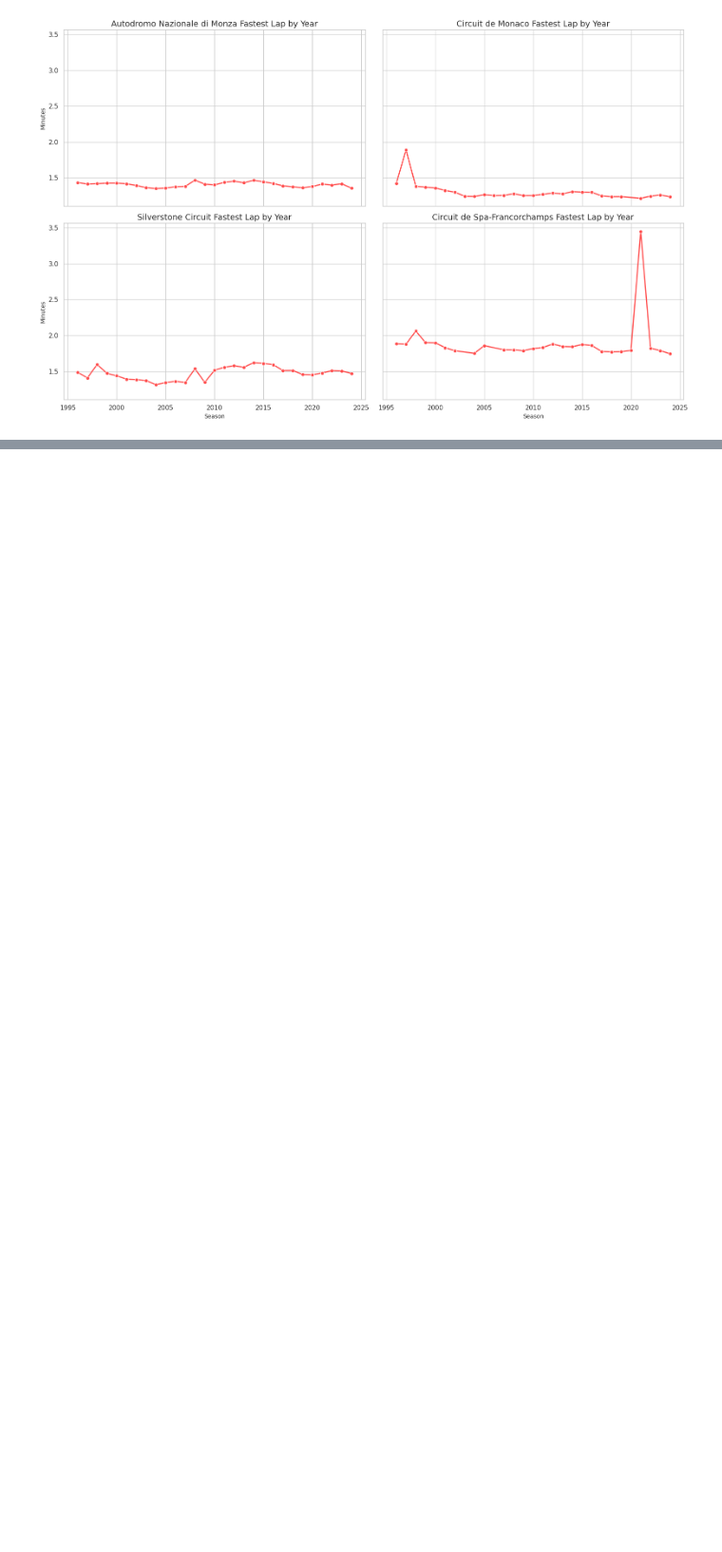
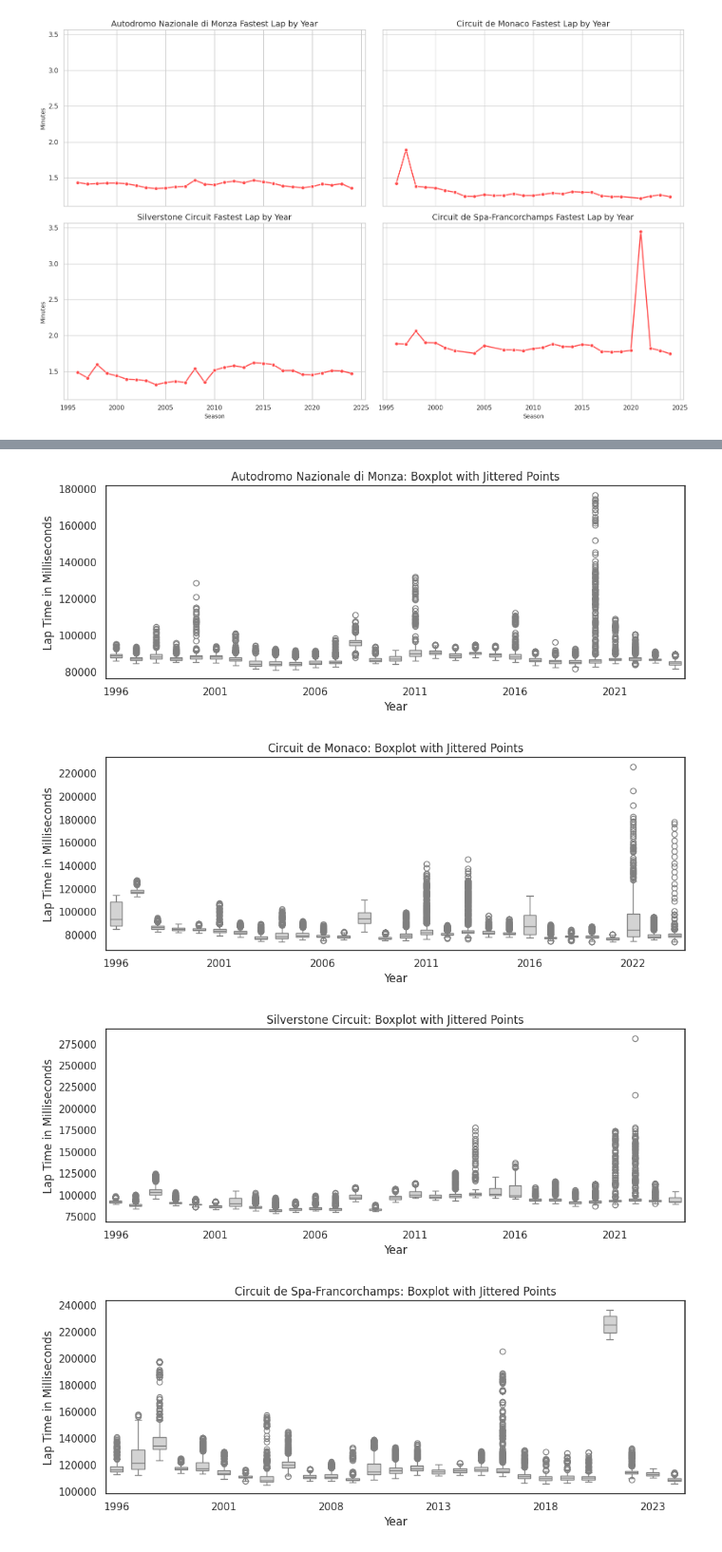
Before and after one commit to davidgoins236/data_viz_final_project, a Jupyter notebook: data_viz_final_project.ipynb, the cells around one changed output, grey strips where cells are left out. Shown at 95% size. Drawn from its saved outputs; the diff is of its cells as text; code cells hidden in the pictures; blank space fills up the shorter version.

```diff
--- a/data_viz_final_project.ipynb
+++ b/data_viz_final_project.ipynb
@@ -596,0 +603,34 @@ plt.show()
+# %%
+plt_df = lap_times[['raceId','milliseconds']].merge(races[['raceId','year','circuitId']].drop_duplicates(), how = 'left', on = 'raceId')\
+  .merge(circuits[['circuitId','name']].drop_duplicates(), how = 'left', on = 'circuitId')
+
+#some racing laps are dramatically uncompetitive due to pit stops or accidents
+#to limit our data to competitive laps only lets filter using z scores
+plt_df['lap_z'] = plt_df.groupby(['year','circuitId'])['milliseconds'].transform(
+    lambda x: (x - x.mean()) / x.std()
+)
+plt_df=plt_df.query("abs(lap_z)<1")
+
+for c in top4:
+  plt_c_df = plt_df.query('name == @c')
+  plt.figure(figsize=(10, 4))
+
+  # Boxplot
+  sns.boxplot(data=plt_c_df, x='year', y='milliseconds', color='lightgray', width=0.6)
+
+  # Jittered strip plot
+  # sns.stripplot(data=plt_c_df, x='year', y='milliseconds', color='black', alpha=0.5, jitter=True)
+  # Apply tick locator
+  ax = plt.gca()
+  ax.xaxis.set_major_locator(ticker.MultipleLocator(5))  # Label every 5 units
+
+  plt.title(f"{c}: Boxplot with Jittered Points")
+  plt.ylabel("Lap Time in Milliseconds")
+  plt.xlabel("Year")
+  plt.tight_layout()
+  plt.show()
+# %% [output]
+[figure, added]
+[figure, added]
+[figure, added]
+[figure, added]
```
Also changed, not shown: parts of 5 cells of this notebook.
